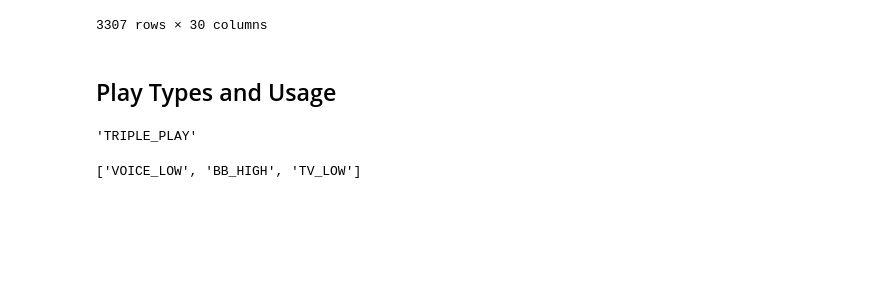
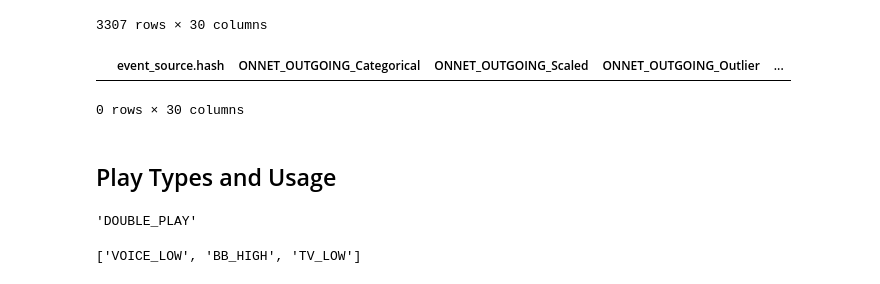
Before and after one commit to cmadusankahw/leve-4-research-hybrid-recommender-for-fixed-line-telco, a Jupyter notebook: User Profile analysis.ipynb, the cells around one changed output. Saved outputs shown, nothing was run; the diff lists cells and outputs as text; code cells hidden in the pictures; blank space fills up the shorter version.

```diff
--- a/User Profile analysis.ipynb
+++ b/User Profile analysis.ipynb
@@ -366,6 +366,11 @@ usage_df
 | 3305 | ffd96f173d6cd683bf3384bdc2f99713 | MEDIUM | 0.213108 | NO | ... |
 | 3306 | ffee845c0caa320b55e31bb156827d16 | LOW | 0.043122 | NO | ... |
 3307 rows × 30 columns
+# %%
+usage_df[(usage_df["VOICE_Categorical"] == "NO")]
+# %% [output]
+|  | event_source.hash | ONNET_OUTGOING_Categorical | ONNET_OUTGOING_Scaled | ONNET_OUTGOING_Outlier | ... |
+0 rows × 30 columns
 # %% [markdown]
 ## Play Types and Usage
 # %%
@@ -383,6 +387,6 @@ def check_product_level(voice,bb,tv):
 # %%
 # test
-check_product_level(["NO","LOW","LOW","NO","HIGH"],"HIGH","LOW")
+check_product_level("LOW","HIGH","NO")
 # %% [output]
-'TRIPLE_PLAY'
+'DOUBLE_PLAY'
 # %%
```
Also changed, not shown: parts of 2 cells of this notebook, 1 other file.
